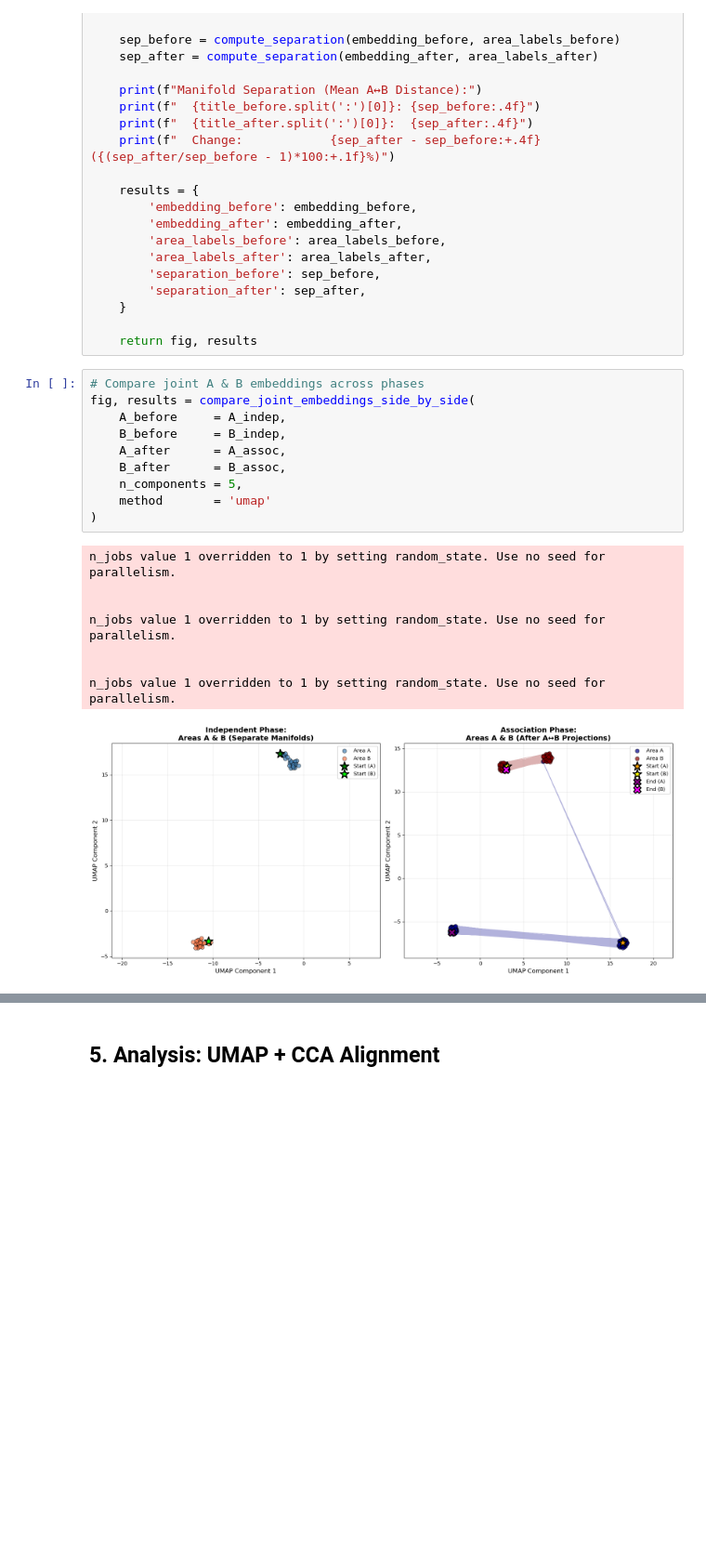
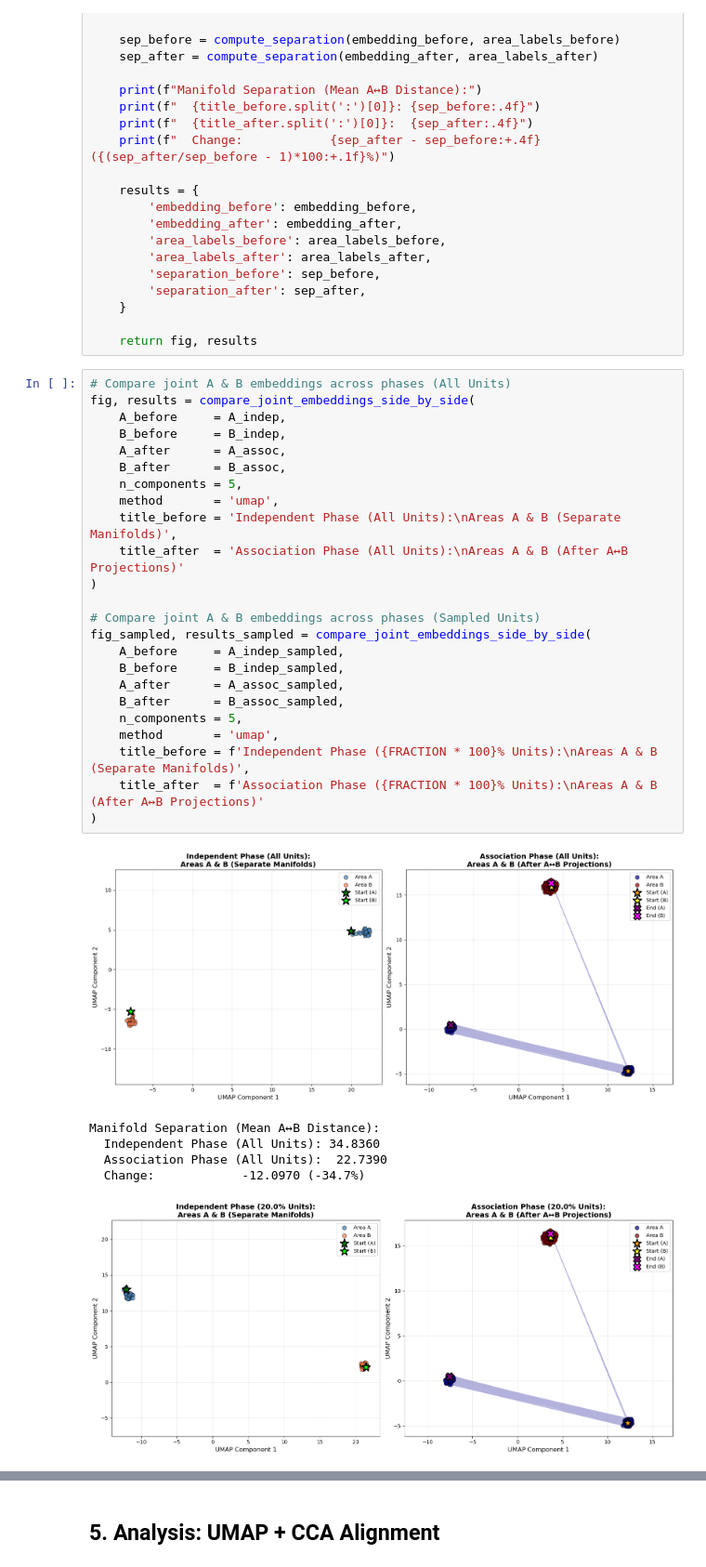
Before and after one commit to justincharney/assemblies, a Jupyter notebook: experiments/ab_manifold/ab_play.ipynb, the cells around one changed output, grey strips where cells are left out. Shown at 93% size. Drawn from its saved outputs; the diff is of its cells as text; blank space fills up the shorter version.

```diff
--- a/experiments/ab_manifold/ab_play.ipynb
+++ b/experiments/ab_manifold/ab_play.ipynb
@@ -481,22 +571,34 @@ def compare_joint_embeddings_side_by_side(
 
     return fig, results
 # %%
-# Compare joint A & B embeddings across phases
+# Compare joint A & B embeddings across phases (All Units)
 fig, results = compare_joint_embeddings_side_by_side(
     A_before     = A_indep,
     B_before     = B_indep,
     A_after      = A_assoc,
     B_after      = B_assoc,
     n_components = 5,
-    method       = 'umap'
+    method       = 'umap',
+    title_before = 'Independent Phase (All Units):\nAreas A & B (Separate Manifolds)',
+    title_after  = 'Association Phase (All Units):\nAreas A & B (After A↔B Projections)'
 )
+
+# Compare joint A & B embeddings across phases (Sampled Units)
+fig_sampled, results_sampled = compare_joint_embeddings_side_by_side(
+    A_before     = A_indep_sampled,
+    B_before     = B_indep_sampled,
+    A_after      = A_assoc_sampled,
+    B_after      = B_assoc_sampled,
+    n_components = 5,
+    method       = 'umap',
+    title_before = f'Independent Phase ({FRACTION * 100}% Units):\nAreas A & B (Separate Manifolds)',
+    title_after  = f'Association Phase ({FRACTION * 100}% Units):\nAreas A & B (After A↔B Projections)'
+)
 # %% [output]
+[figure, new version]
-n_jobs value 1 overridden to 1 by setting random_state. Use no seed for parallelism.
-
-
-n_jobs value 1 overridden to 1 by setting random_state. Use no seed for parallelism.
-
-
-n_jobs value 1 overridden to 1 by setting random_state. Use no seed for parallelism.
+Manifold Separation (Mean A↔B Distance):
+  Independent Phase (All Units): 34.8360
+  Association Phase (All Units):  22.7390
+  Change:            -12.0970 (-34.7%)
-[figure, old version]
+[figure, added]
 Manifold Separation (Mean A↔B Distance):
```
Also changed, not shown: parts of 12 cells of this notebook, 4 other files.
